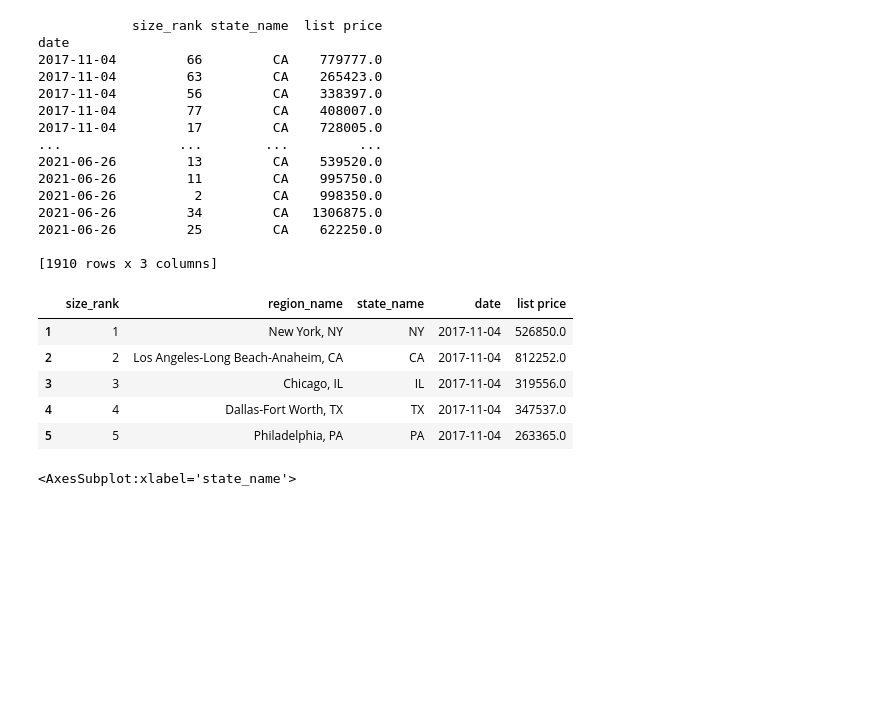
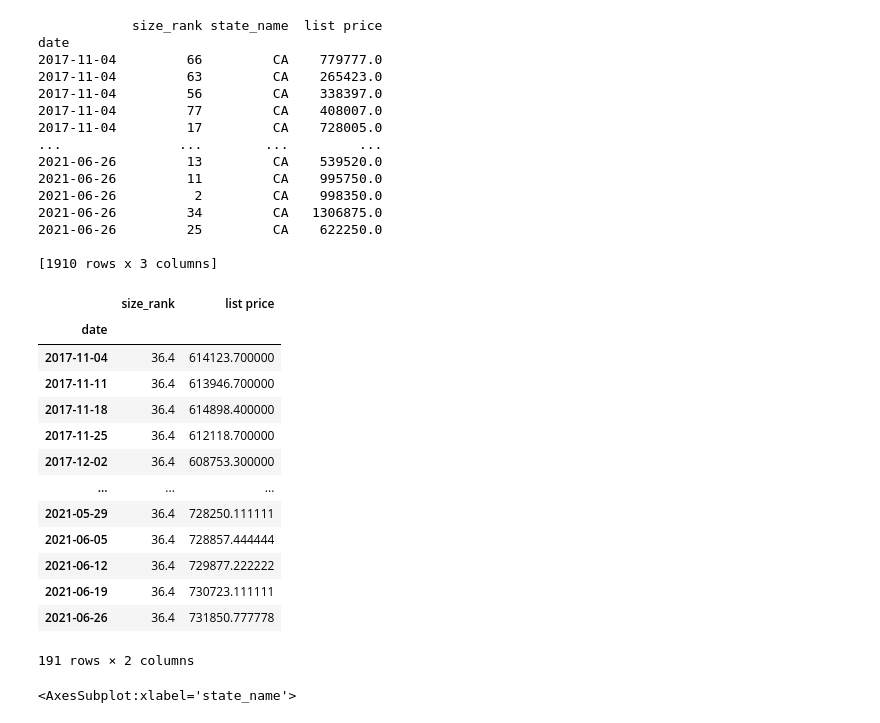
Before and after one commit to qklm/Zillow_Group_Project, a Jupyter notebook: zillow_model_states.ipynb, the cells around one changed output. Drawn from its saved outputs; the diff is of its cells as text; code cells hidden in the pictures; blank space fills up the shorter version.

Commit message:
able to pull ca from state dict and collapse on date.
solved my comment troubles

```diff
--- a/zillow_model_states.ipynb
+++ b/zillow_model_states.ipynb
@@ -115,16 +115,28 @@ date
 2021-06-26         25         CA    622250.0
 
 [1910 rows x 3 columns]
-# %%
-# prepping us dfs for merge and merging
-state_list = state_list.rename(columns = {"price":"list price"})
-# %% [output]
-|  | size_rank | region_name | state_name | date | list price |
-| 1 | 1 | New York, NY | NY | 2017-11-04 | 526850.0 |
-| 2 | 2 | Los Angeles-Long Beach-Anaheim, CA | CA | 2017-11-04 | 812252.0 |
-| 3 | 3 | Chicago, IL | IL | 2017-11-04 | 319556.0 |
-| 4 | 4 | Dallas-Fort Worth, TX | TX | 2017-11-04 | 347537.0 |
-| 5 | 5 | Philadelphia, PA | PA | 2017-11-04 | 263365.0 |
+# %%
+ca_list = state_dict["CA"].groupby(state_dict["CA"].index).mean()
+ca_list
+#did it!
+# now how do i iterate through the dictionary and do this for each state?
+# for state in state_dict:
+    #
+# %% [output]
+|  | size_rank | list price |
+| date |  |  |
+| 2017-11-04 | 36.4 | 614123.700000 |
+| 2017-11-11 | 36.4 | 613946.700000 |
+| 2017-11-18 | 36.4 | 614898.400000 |
+| 2017-11-25 | 36.4 | 612118.700000 |
+| 2017-12-02 | 36.4 | 608753.300000 |
+| ... | ... | ... |
+| 2021-05-29 | 36.4 | 728250.111111 |
+| 2021-06-05 | 36.4 | 728857.444444 |
+| 2021-06-12 | 36.4 | 729877.222222 |
+| 2021-06-19 | 36.4 | 730723.111111 |
+| 2021-06-26 | 36.4 | 731850.777778 |
+191 rows × 2 columns
 # %%
 # examining the relation between list and sale
 state_list.plot()
```
